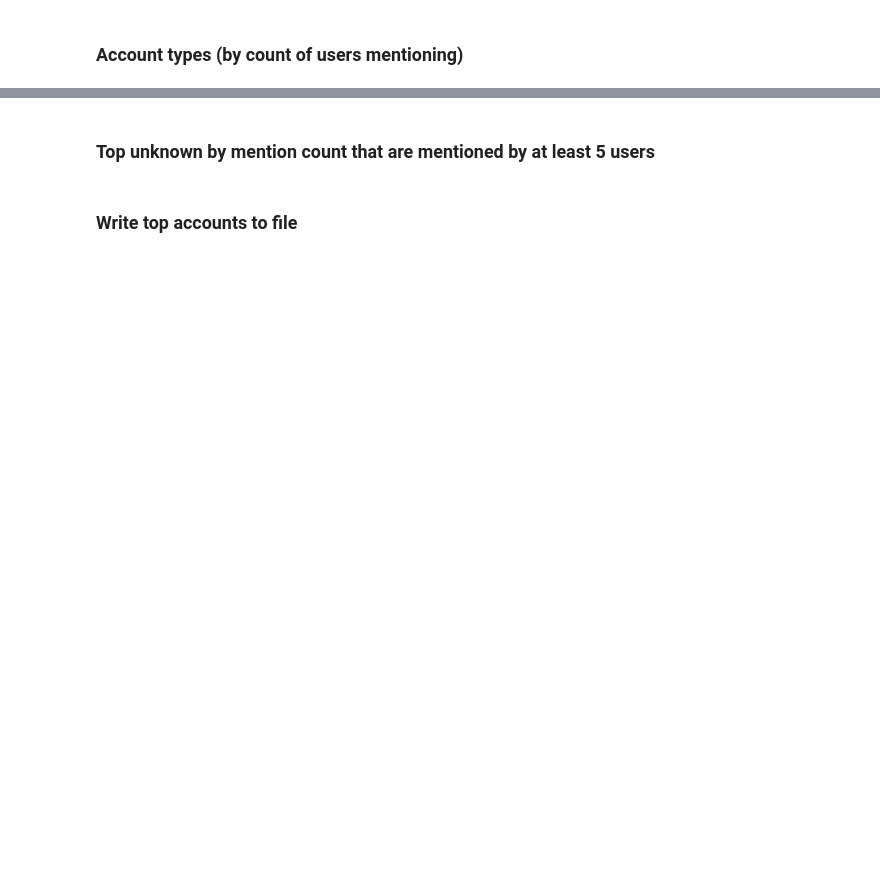
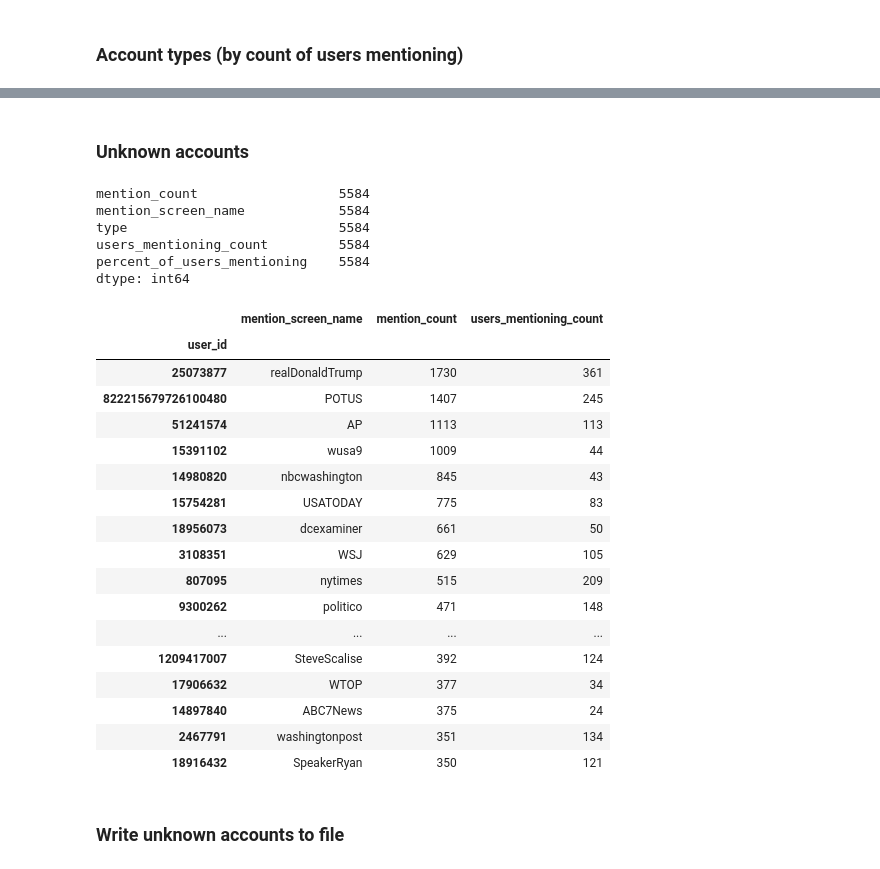
Before and after one commit to justinlittman/beltway_reporters, a Jupyter notebook: jupyter/Mentions.ipynb, the cells around one changed output, grey strips where cells are left out. Saved outputs shown, nothing was run; the diff lists cells and outputs as text; code cells hidden in the pictures; blank space fills up the shorter version.

```diff
--- a/jupyter/Mentions.ipynb
+++ b/jupyter/Mentions.ipynb
@@ -208,8 +404,37 @@ Remember, the tail has been cut off
-# %% [markdown]
-### Top unknown by mention count that are mentioned by at least 5 users
+# %% [markdown]
+### Unknown accounts
+# %%
+not_known_mention_df = mention_summary_df[mention_summary_df.type == 'unknown']
+not_known_mention_df.count()
+# %% [output]
+mention_count                  5584
+mention_screen_name            5584
+type                           5584
+users_mentioning_count         5584
+percent_of_users_mentioning    5584
+dtype: int64
 # %%
-top_not_known_mention_df = mention_summary_df[(mention_summary_df.type == 'unknown') & (mention_summary_df.users_mentioning_count >= 5)].sort_values('mention_count', ascending=False)[['mention_screen_name', 'mention_count', 'users_mentioning_count']]
-top_not_known_mention_df.head(50)
+not_known_mention_sorted_df = not_known_mention_df.sort_values('mention_count', ascending=False)[['mention_screen_name', 'mention_count', 'users_mentioning_count']]
+not_known_mention_sorted_df.head(20)
+# %% [output]
+|  | mention_screen_name | mention_count | users_mentioning_count |
+| user_id |  |  |  |
+| 25073877 | realDonaldTrump | 1730 | 361 |
+| 822215679726100480 | POTUS | 1407 | 245 |
+| 51241574 | AP | 1113 | 113 |
+| 15391102 | wusa9 | 1009 | 44 |
+| 14980820 | nbcwashington | 845 | 43 |
+| 15754281 | USATODAY | 775 | 83 |
+| 18956073 | dcexaminer | 661 | 50 |
+| 3108351 | WSJ | 629 | 105 |
+| 807095 | nytimes | 515 | 209 |
+| 9300262 | politico | 471 | 148 |
+| ... | ... | ... | ... |
+| 1209417007 | SteveScalise | 392 | 124 |
+| 17906632 | WTOP | 377 | 34 |
+| 14897840 | ABC7News | 375 | 24 |
+| 2467791 | washingtonpost | 351 | 134 |
+| 18916432 | SpeakerRyan | 350 | 121 |
 # %% [markdown]
-### Write top accounts to file
+### Write unknown accounts to file
 # %%
```
Also changed, not shown: parts of 33 cells of this notebook, 13 other files.
